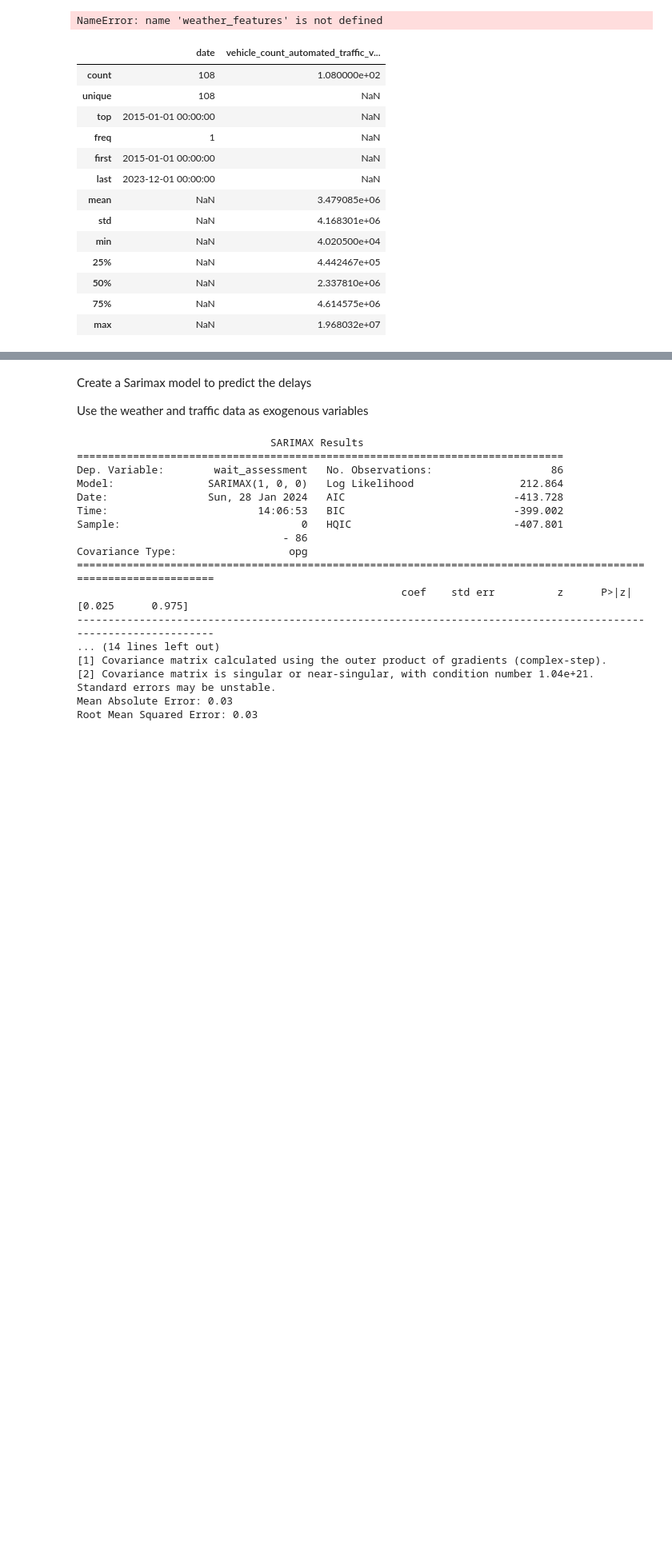
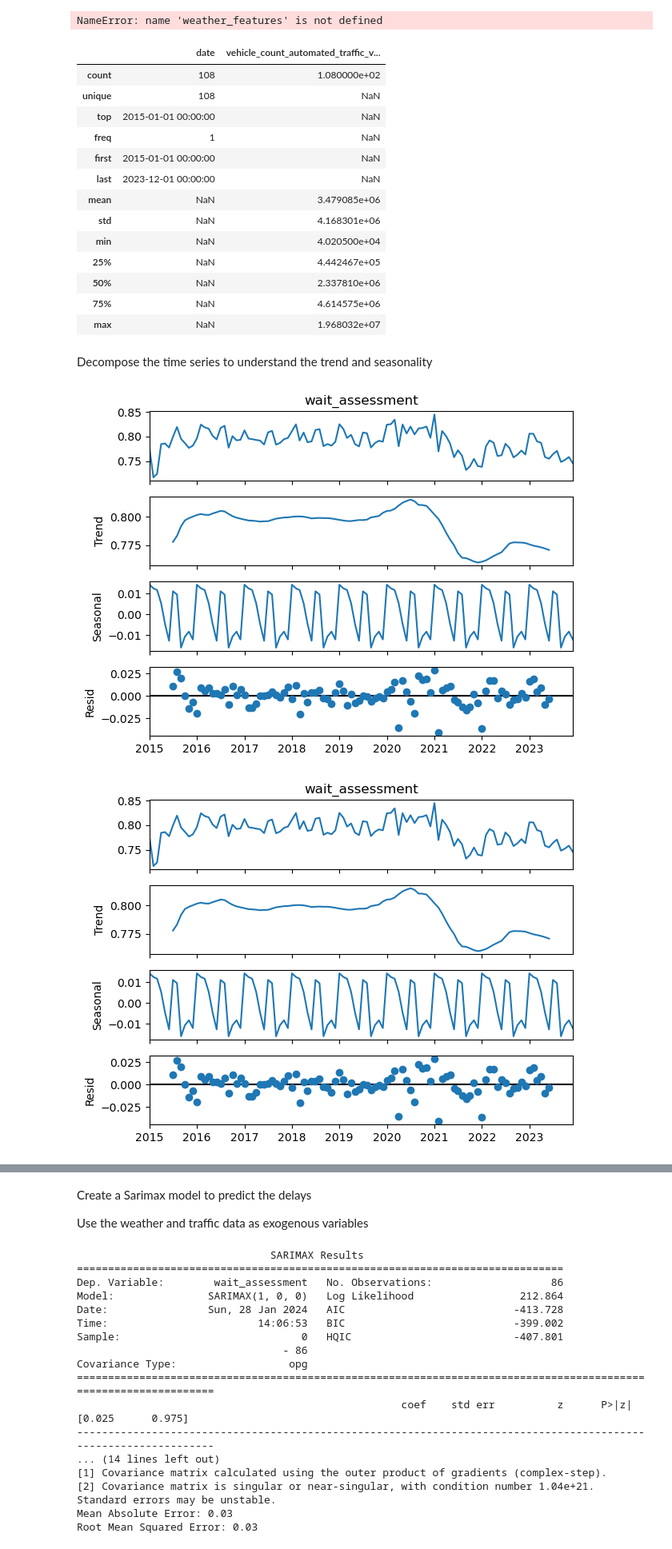
Before and after one commit to paulr28/Msc_Capstone, a Jupyter notebook: Data_Collection.ipynb, the cells around one changed output, grey strips where cells are left out. Shown at 80% size. Drawn from its saved outputs; the diff is of its cells as text; code cells hidden in the pictures; blank space fills up the shorter version.

```diff
--- a/Data_Collection.ipynb
+++ b/Data_Collection.ipynb
@@ -1070,3 +1082,20 @@ features = pd.merge(features, traffic_features, on="date", how="left")
 # %%
 # Describe the features dataframe
 features.describe(include="all")
+# %% [markdown]
+Decompose the time series to understand the trend and seasonality
+# %%
+# Convert the date column to a date data type
+features["date"] = pd.to_datetime(features["date"])
+
+# Have the date column as the index
+features = features.set_index("date")
+# %%
+# set the frequncey of the index to monthly
+features.index = pd.date_range(start='2015-01-01', periods=len(features), freq='M')
+# %%
+decompose_data = seasonal_decompose(features['wait_assessment'], model="additive")
+decompose_data.plot()
+# %% [output]
+[figure, added]
+[figure, added]
```
Also changed, not shown: parts of 37 cells of this notebook.
